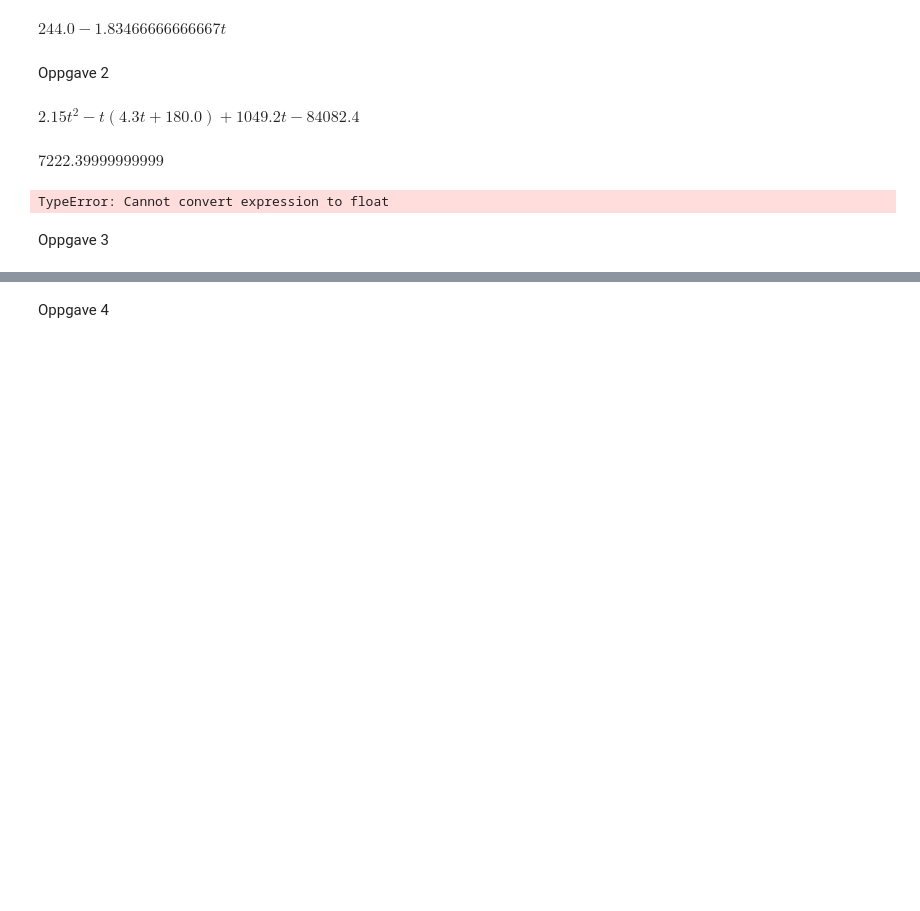
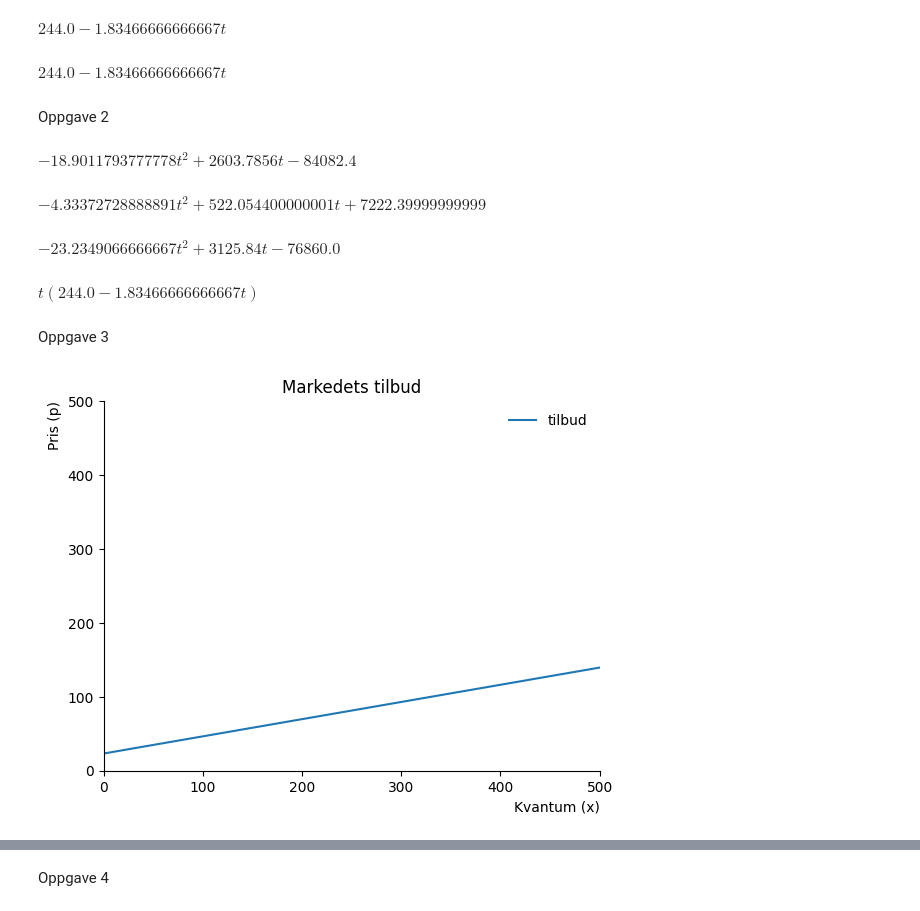
Before and after one commit to Einarness/SOK-1006, a Jupyter notebook: sok1006-notater_edit/arbeidskrav 3.ipynb, the cells around one changed output, grey strips where cells are left out. Saved outputs shown, nothing was run; the diff lists cells and outputs as text; code cells hidden in the pictures; blank space fills up the shorter version.

```diff
--- a/sok1006-notater_edit/arbeidskrav 3.ipynb
+++ b/sok1006-notater_edit/arbeidskrav 3.ipynb
@@ -69,19 +47,0 @@ x_eq=244
-# %%
-p_num = np.linspace(0,110,100)
-
-fig, ax = create_ax()
-
-ax.plot(x_s(p_num,0), p_num ,label='tilbud')
-ax.plot(x_d(p_num), p_num ,label='etterspørsel')
-
-# sett inn linjer for likevekten
-
-ax.plot ([0,sol_dict[x]], [sol_dict[p], sol_dict[p]], linestyle='dashed', color='black')
-ax.plot ([sol_dict[x], sol_dict[x]], [0, sol_dict[p]], linestyle='dashed', color='black')
-
-#sett inn likevektstall
-
-
-ax.set_title('Markedslikevekt')
-
-ax.legend(loc='best', frameon=False);
@@ -116,21 +84,60 @@ display(sol_dict[x])
 # %% [output]
 $\displaystyle 244.0 - 1.83466666666667 t$
+# %%
+def x_eq(t):
+    return 244.0-1.83466666666667*t
+x_eq(t)
+# %% [output]
+$\displaystyle 244.0 - 1.83466666666667 t$
 # %% [markdown]
 Oppgave 2
 # %%
-producer_surplus=sp.integrate(p_eq-x_s(x,t),(x,t,x_eq))
-producer_surplus
+producer_surplus=sp.simplify(sp.integrate(p_eq(t)-x_s(x,t),(x,t,x_eq(t))))
+producer_surplus #uttrykk for produsentoverskuddet, PO
 # %% [output]
-$\displaystyle 2.15 t^{2} - t \left(4.3 t + 180.0\right) + 1049.2 t - 84082.4$
+$\displaystyle - 18.9011793777778 t^{2} + 2603.7856 t - 84082.4$
 # %%
-consumer_surplus=sp.integrate(x_d(x)-p_eq,(x,0,x_eq))
-consumer_surplus
+consumer_surplus=sp.simplify(sp.integrate(x_d(x)-p_eq(t),(x,0,x_eq(t))))
+consumer_surplus #uttrykk for konsumentoverskuddet, KO
 # %% [output]
-$\displaystyle 7222.39999999999$
+$\displaystyle - 4.33372728888891 t^{2} + 522.054400000001 t + 7222.39999999999$
 # %%
-welfare_surplus=float(sp.integrate(x_d(x)-x_s(x,t),(x,t,x_eq)))
-welfare_surplus
+welfare_surplus=sp.simplify(producer_surplus+consumer_surplus)
+welfare_surplus #uttrykk for samfunnsøkonomisk overskudd, SO, PO + KO
 # %% [output]
-TypeError: Cannot convert expression to float
+$\displaystyle - 23.2349066666667 t^{2} + 3125.84 t - 76860.0$
+# %%
+aproveny = sp.lambdify((x,p,t), t*x_eq(t))
+aproveny(x,p,t)
+# %% [output]
+$\displaystyle t \left(244.0 - 1.83466666666667 t\right)$
 # %% [markdown]
 Oppgave 3
+# %%
+#lag en akse som vi skal bruke flere ganger
+p_num = np.linspace(0.1,300,300)
+def create_ax():
+                fig, ax = plt.subplots()
+                ax.set_ylabel('Pris (p)', loc='top')
+                ax.set_xlabel('Kvantum (x)', loc='right')
+                ax.set(xlim=(0,500))
+                ax.set(ylim=(0,500))
+                ax.spines['top'].set_color('none')
+                ax.spines['right'].set_color('none')
+
+                return fig, ax
+
+fig, ax = create_ax()
+
+# plott funksjonen
+
+ax.plot(x_s(p_num, 0),p_num, label='tilbud')
+
+
+# tittel
+ax.set_title('Markedets tilbud')
+
+#vis navnene:
+ax.legend(loc='best',frameon=False);
+# %% [output]
+[figure, added]
```
Also changed, not shown: parts of 12 cells of this notebook.
